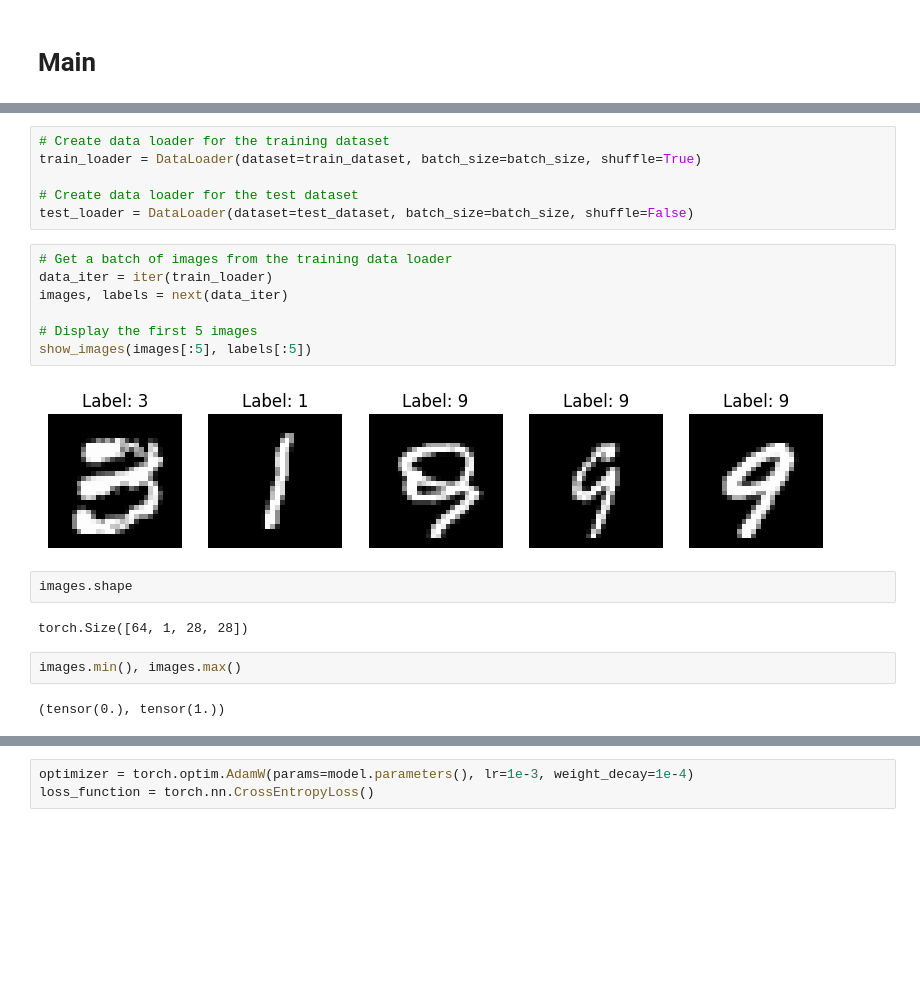
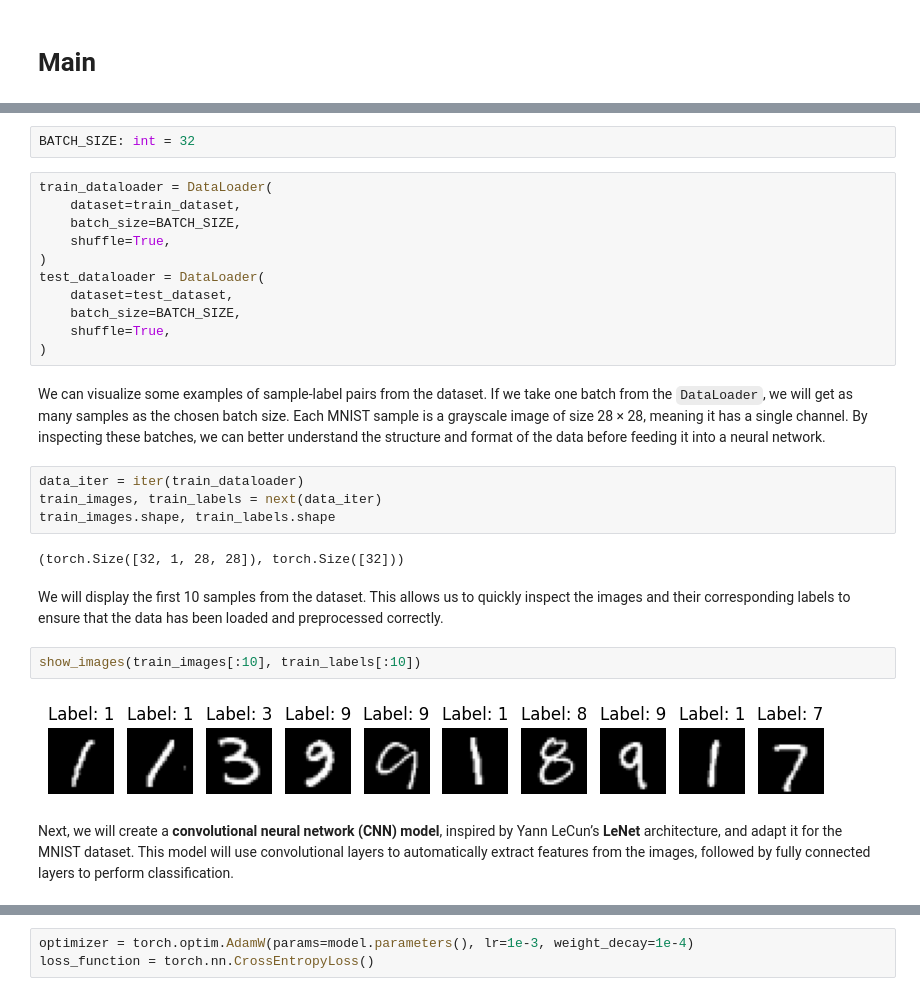
Before and after one commit to danibcorr/unie-deep-learning, a Jupyter notebook: notebooks/cv/lenet.ipynb, the cells around one changed output, grey strips where cells are left out. Drawn from its saved outputs; the diff is of its cells as text; blank space fills up the shorter version.

```diff
--- a/notebooks/cv/lenet.ipynb
+++ b/notebooks/cv/lenet.ipynb
@@ -94,23 +73,29 @@ Transform: ToTensor()
+# %%
+BATCH_SIZE: int = 32
 # %%
-# Create data loader for the training dataset
-train_loader = DataLoader(dataset=train_dataset, batch_size=batch_size, shuffle=True)
-
-# Create data loader for the test dataset
-test_loader = DataLoader(dataset=test_dataset, batch_size=batch_size, shuffle=False)
+train_dataloader = DataLoader(
+    dataset=train_dataset,
+    batch_size=BATCH_SIZE,
+    shuffle=True,
+)
+test_dataloader = DataLoader(
+    dataset=test_dataset,
+    batch_size=BATCH_SIZE,
+    shuffle=True,
+)
-# %%
-# Get a batch of images from the training data loader
-data_iter = iter(train_loader)
-images, labels = next(data_iter)
-
-# Display the first 5 images
-show_images(images[:5], labels[:5])
-# %% [output]
-[figure, removed]
-# %%
-images.shape
-# %% [output]
-torch.Size([64, 1, 28, 28])
-# %%
-images.min(), images.max()
-# %% [output]
-(tensor(0.), tensor(1.))
+# %% [markdown]
+We can visualize some examples of sample-label pairs from the dataset. If we take one batch from the `DataLoader`, we will get as many samples as the chosen batch size. Each MNIST sample is a grayscale image of size 28 × 28, meaning it has a single channel. By inspecting these batches, we can better understand the structure and format of the data before feeding it into a neural network.
+# %%
+data_iter = iter(train_dataloader)
+train_images, train_labels = next(data_iter)
+train_images.shape, train_labels.shape
+# %% [output]
+(torch.Size([32, 1, 28, 28]), torch.Size([32]))
+# %% [markdown]
+We will display the first 10 samples from the dataset. This allows us to quickly inspect the images and their corresponding labels to ensure that the data has been loaded and preprocessed correctly.
+# %%
+show_images(train_images[:10], train_labels[:10])
+# %% [output]
+[figure, added]
+# %% [markdown]
+Next, we will create a **convolutional neural network (CNN) model**, inspired by Yann LeCun’s **LeNet** architecture, and adapt it for the MNIST dataset. This model will use convolutional layers to automatically extract features from the images, followed by fully connected layers to perform classification.
```
Also changed, not shown: parts of 30 cells of this notebook.
